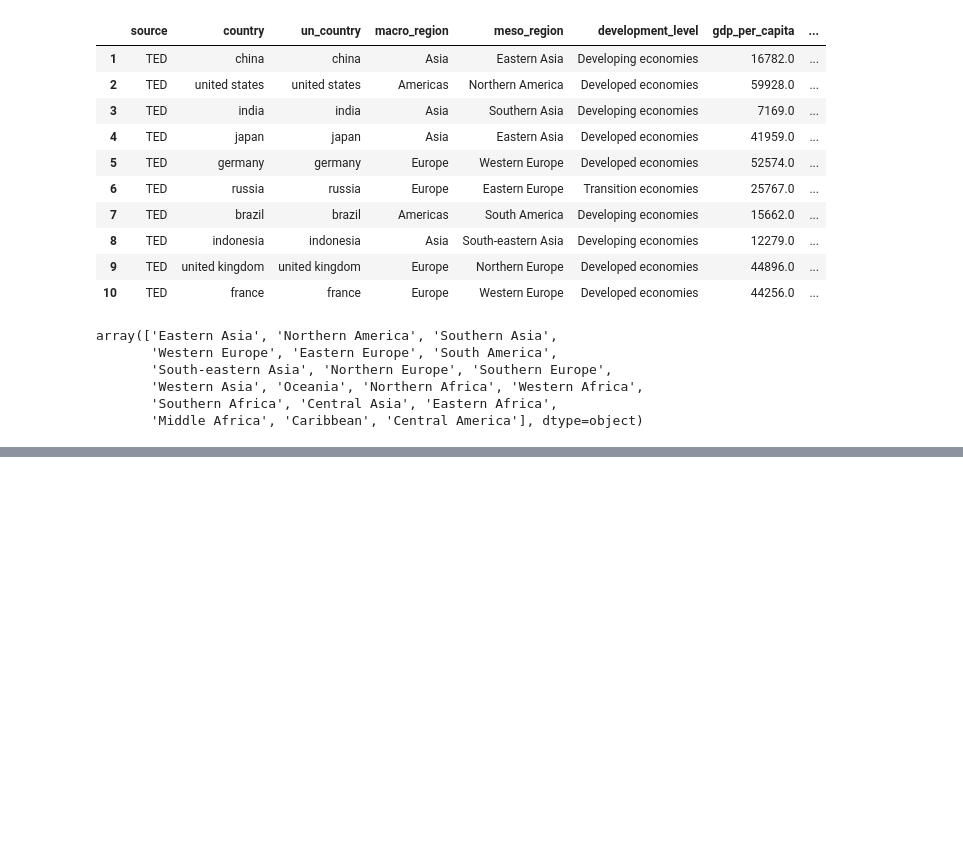
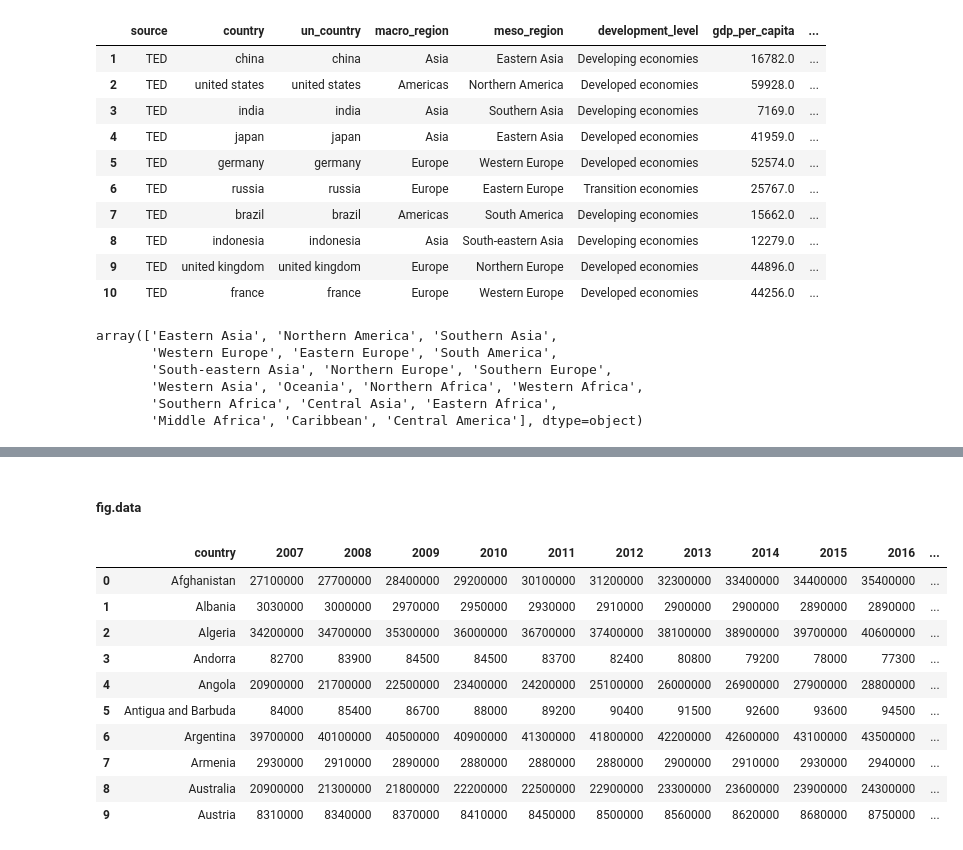
Before and after one commit to BanJeoker/DVHW, a Jupyter notebook: hw2/hw2.ipynb, the cells around one changed output, grey strips where cells are left out. Saved outputs shown, nothing was run; the diff lists cells and outputs as text; code cells hidden in the pictures; blank space fills up the shorter version.

```diff
--- a/hw2/hw2.ipynb
+++ b/hw2/hw2.ipynb
@@ -309,3 +762,19 @@ dfFull.groupby(["source"], as_index=False).size()
+# %% [markdown]
+##### fig.data
+# %%
+dfPop.head(10)
+# %% [output]
+|  | country | 2007 | 2008 | 2009 | 2010 | 2011 | 2012 | 2013 | 2014 | 2015 | 2016 | ... |
+| 0 | Afghanistan | 27100000 | 27700000 | 28400000 | 29200000 | 30100000 | 31200000 | 32300000 | 33400000 | 34400000 | 35400000 | ... |
+| 1 | Albania | 3030000 | 3000000 | 2970000 | 2950000 | 2930000 | 2910000 | 2900000 | 2900000 | 2890000 | 2890000 | ... |
+| 2 | Algeria | 34200000 | 34700000 | 35300000 | 36000000 | 36700000 | 37400000 | 38100000 | 38900000 | 39700000 | 40600000 | ... |
+| 3 | Andorra | 82700 | 83900 | 84500 | 84500 | 83700 | 82400 | 80800 | 79200 | 78000 | 77300 | ... |
+| 4 | Angola | 20900000 | 21700000 | 22500000 | 23400000 | 24200000 | 25100000 | 26000000 | 26900000 | 27900000 | 28800000 | ... |
+| 5 | Antigua and Barbuda | 84000 | 85400 | 86700 | 88000 | 89200 | 90400 | 91500 | 92600 | 93600 | 94500 | ... |
+| 6 | Argentina | 39700000 | 40100000 | 40500000 | 40900000 | 41300000 | 41800000 | 42200000 | 42600000 | 43100000 | 43500000 | ... |
+| 7 | Armenia | 2930000 | 2910000 | 2890000 | 2880000 | 2880000 | 2880000 | 2900000 | 2910000 | 2930000 | 2940000 | ... |
+| 8 | Australia | 20900000 | 21300000 | 21800000 | 22200000 | 22500000 | 22900000 | 23300000 | 23600000 | 23900000 | 24300000 | ... |
+| 9 | Austria | 8310000 | 8340000 | 8370000 | 8410000 | 8450000 | 8500000 | 8560000 | 8620000 | 8680000 | 8750000 | ... |
 # %%
 dfFull.groupby(["year"], as_index=False).size()
 # %% [output]
```
Also changed, not shown: parts of 22 cells of this notebook.
